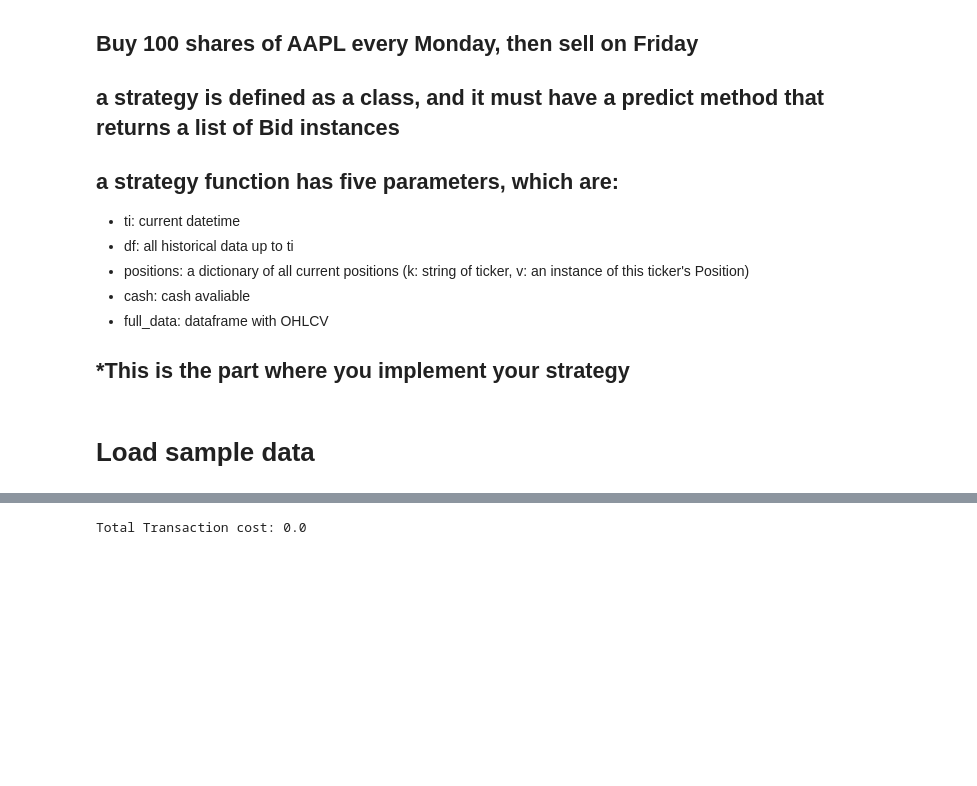
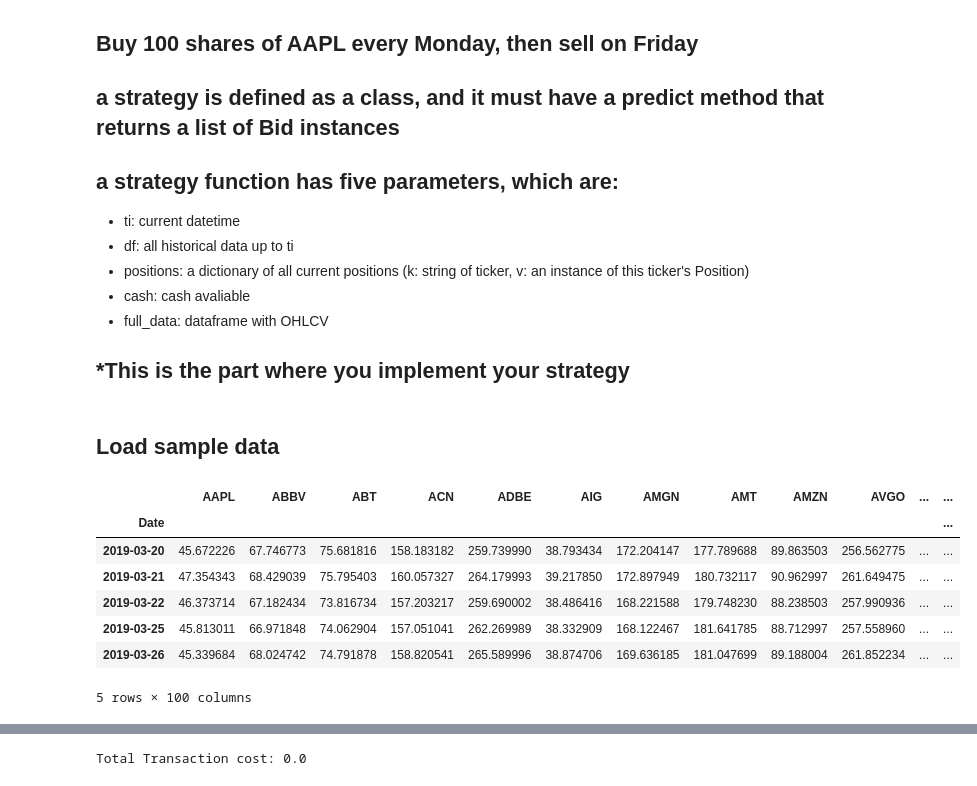
Before and after one commit to TigaJi/GeneralBacktest, a Jupyter notebook: Demo/demo.ipynb, the cells around one changed output, grey strips where cells are left out. Cells and saved outputs as stored; diff of their text form; code cells hidden in the pictures; blank space fills up the shorter version.

```diff
--- a/Demo/demo.ipynb
+++ b/Demo/demo.ipynb
@@ -123,24 +145,18 @@ class DemoStrategy:
 
         return bid_list
 # %% [markdown]
-# Load sample data
+## Load sample data
 # %%
-def get_data(tickers,length,interval):
-    data =  yf.download(tickers = tickers,
-    period = length, interval = interval, group_by = 'ticker',
-    auto_adjust = True,
-    prepost = False,
-    threads = True,
-    proxy = None
-)
-
-    data = data.loc[:, pd.IndexSlice[:, ['Close']]]
-
-    columns = data.columns.droplevel(1)
-
-    data.columns = columns
-
-    data.sort_index(axis = 1, inplace = True)
-    #data = data.reset_index(drop = True)
-    return data.dropna()
+data = pd.read_csv("test_data.csv",index_col = 0)
+data.index = pd.to_datetime(data.index)
+data.head()
+# %% [output]
+|  | AAPL | ABBV | ABT | ACN | ADBE | AIG | AMGN | AMT | AMZN | AVGO | ... | ... |
+| Date |  |  |  |  |  |  |  |  |  |  |  | ... |
+| 2019-03-20 | 45.672226 | 67.746773 | 75.681816 | 158.183182 | 259.739990 | 38.793434 | 172.204147 | 177.789688 | 89.863503 | 256.562775 | ... | ... |
+| 2019-03-21 | 47.354343 | 68.429039 | 75.795403 | 160.057327 | 264.179993 | 39.217850 | 172.897949 | 180.732117 | 90.962997 | 261.649475 | ... | ... |
+| 2019-03-22 | 46.373714 | 67.182434 | 73.816734 | 157.203217 | 259.690002 | 38.486416 | 168.221588 | 179.748230 | 88.238503 | 257.990936 | ... | ... |
+| 2019-03-25 | 45.813011 | 66.971848 | 74.062904 | 157.051041 | 262.269989 | 38.332909 | 168.122467 | 181.641785 | 88.712997 | 257.558960 | ... | ... |
+| 2019-03-26 | 45.339684 | 68.024742 | 74.791878 | 158.820541 | 265.589996 | 38.874706 | 169.636185 | 181.047699 | 89.188004 | 261.852234 | ... | ... |
+5 rows × 100 columns
 # %%
```
Also changed, not shown: parts of 16 cells of this notebook, 1 other file.
